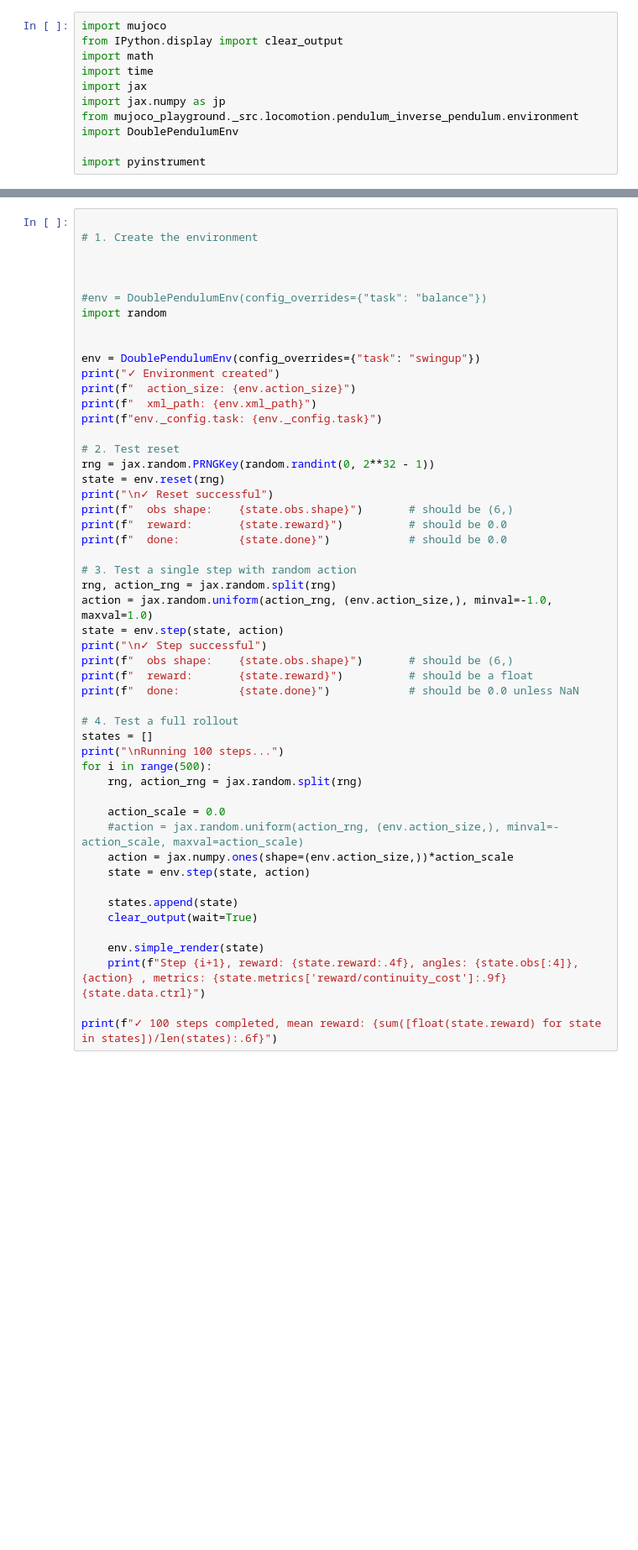
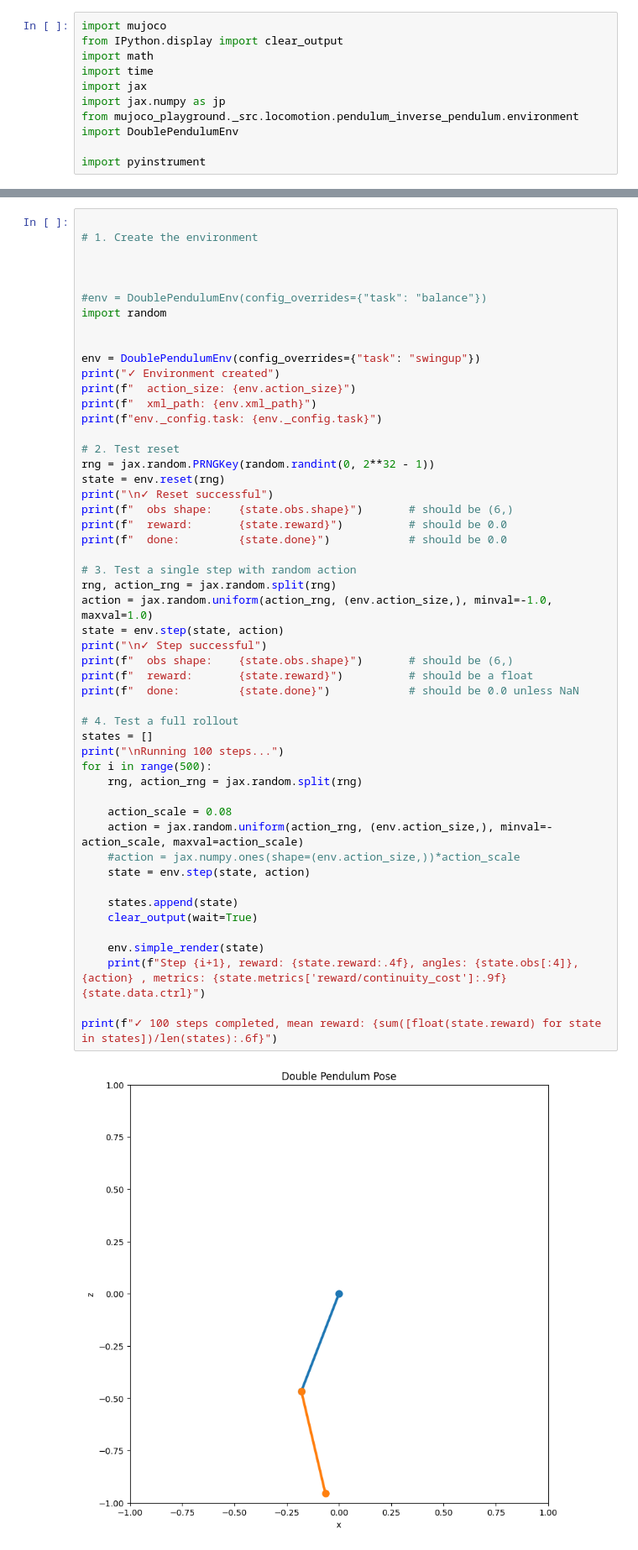
Before and after one commit to aizej/Inverted-Pendulum, a Jupyter notebook: env_test.ipynb, the cells around one changed output, grey strips where cells are left out. Shown at 84% size. Drawn from its saved outputs; the diff is of its cells as text; blank space fills up the shorter version.

```diff
--- a/env_test.ipynb
+++ b/env_test.ipynb
@@ -35,33 +37,35 @@ rng = jax.random.PRNGKey(random.randint(0, 2**32 - 1))
 state = env.reset(rng)
 print("\n✓ Reset successful")
 print(f"  obs shape:    {state.obs.shape}")       # should be (6,)
 print(f"  reward:       {state.reward}")          # should be 0.0
 print(f"  done:         {state.done}")            # should be 0.0
 
 # 3. Test a single step with random action
 rng, action_rng = jax.random.split(rng)
 action = jax.random.uniform(action_rng, (env.action_size,), minval=-1.0, maxval=1.0)
 state = env.step(state, action)
 print("\n✓ Step successful")
 print(f"  obs shape:    {state.obs.shape}")       # should be (6,)
 print(f"  reward:       {state.reward}")          # should be a float
 print(f"  done:         {state.done}")            # should be 0.0 unless NaN
 
 # 4. Test a full rollout
 states = []
 print("\nRunning 100 steps...")
 for i in range(500):
     rng, action_rng = jax.random.split(rng)
 
-    action_scale = 0.0
-    #action = jax.random.uniform(action_rng, (env.action_size,), minval=-action_scale, maxval=action_scale)
-    action = jax.numpy.ones(shape=(env.action_size,))*action_scale
+    action_scale = 0.08
+    action = jax.random.uniform(action_rng, (env.action_size,), minval=-action_scale, maxval=action_scale)
+    #action = jax.numpy.ones(shape=(env.action_size,))*action_scale
     state = env.step(state, action)
 
     states.append(state)
     clear_output(wait=True)
 
     env.simple_render(state)
     print(f"Step {i+1}, reward: {state.reward:.4f}, angles: {state.obs[:4]},  {action} , metrics: {state.metrics['reward/continuity_cost']:.9f}     {state.data.ctrl}")
 
 print(f"✓ 100 steps completed, mean reward: {sum([float(state.reward) for state in states])/len(states):.6f}")
+# %% [output]
+[figure, added]
```
Also changed, not shown: parts of 3 cells of this notebook, 3 other files.
